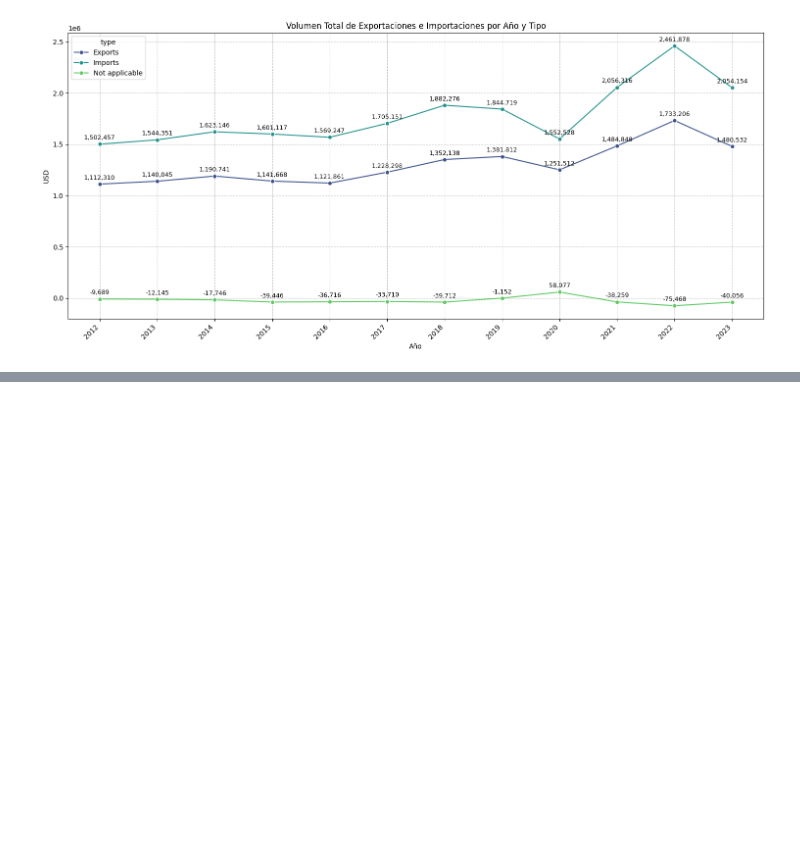
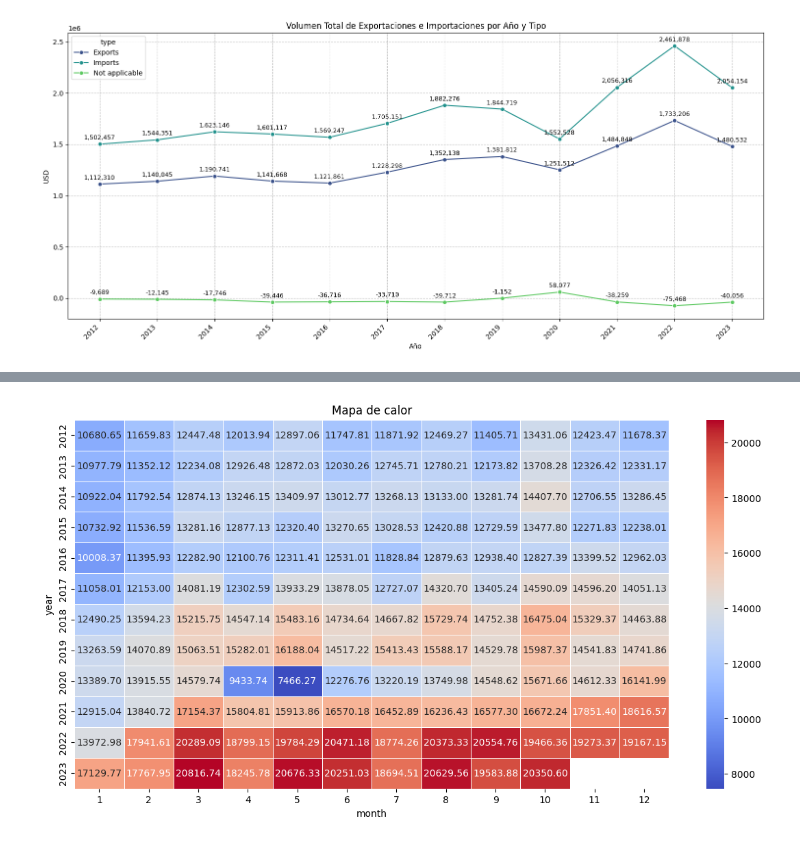
Before and after one commit to SaitoM17/analisis_mexico_trade_statistics_2012_2023, a Jupyter notebook: notebooks/3_analisis_descriptivo.ipynb, the cells around one changed output, grey strips where cells are left out. Saved outputs shown, nothing was run; the diff lists cells and outputs as text; code cells hidden in the pictures; blank space fills up the shorter version.

```diff
--- a/notebooks/3_analisis_descriptivo.ipynb
+++ b/notebooks/3_analisis_descriptivo.ipynb
@@ -79,0 +205,3 @@ plt.show()
+# %%
+valor_mensual_promedio_annio = pd.pivot_table(df_2012_2023, values='value_usd', index='year', columns='month', aggfunc='mean')
+valor_mensual_promedio_annio
@@ -79,0 +223,7 @@ plt.show()
+# %%
+plt.figure(figsize=(14,7))
+sns.heatmap(valor_mensual_promedio_annio, annot=True, cmap='coolwarm', linewidths=0.5, fmt='.2f')
+plt.title('Mapa de calor')
+plt.show()
+# %% [output]
+[figure, added]
```
Also changed, not shown: parts of 14 cells of this notebook.
